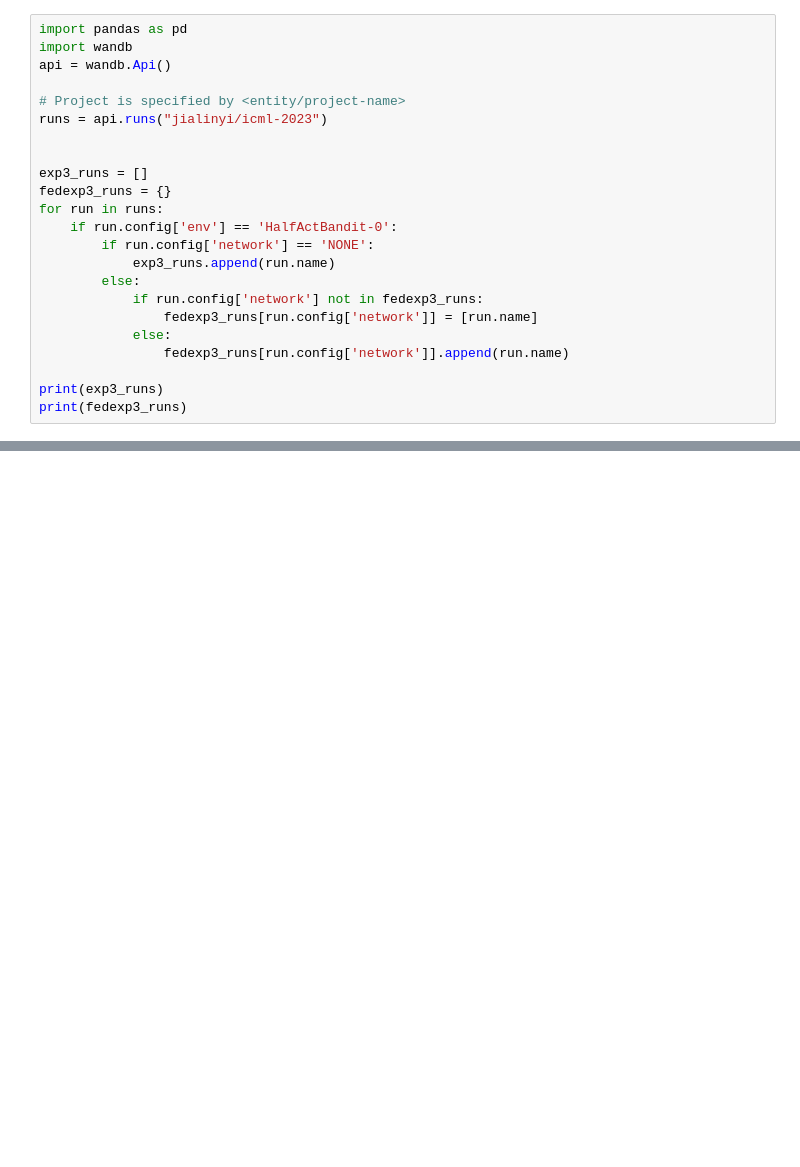
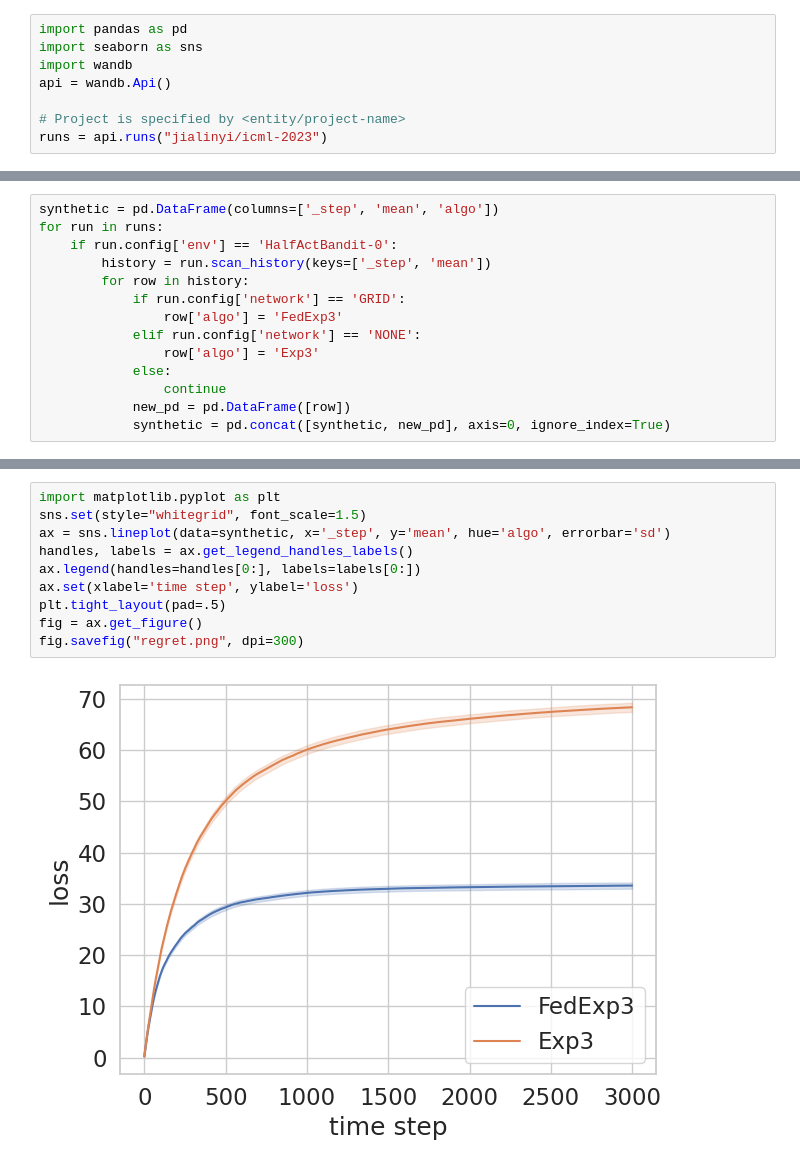
Before and after one commit to jialinyi94/doubly-stochastic-federataed-bandit, a Jupyter notebook: plots/synthetic.ipynb, the cells around one changed output, grey strips where cells are left out. Drawn from its saved outputs; the diff is of its cells as text; blank space fills up the shorter version.

Commit message:
Figure 1-1

```diff
--- a/plots/synthetic.ipynb
+++ b/plots/synthetic.ipynb
@@ -1,23 +1,8 @@
 # %%
 import pandas as pd
+import seaborn as sns
 import wandb
 api = wandb.Api()
 
 # Project is specified by <entity/project-name>
 runs = api.runs("jialinyi/icml-2023")
-
-
-exp3_runs = []
-fedexp3_runs = {}
-for run in runs:
-    if run.config['env'] == 'HalfActBandit-0':
-        if run.config['network'] == 'NONE':
-            exp3_runs.append(run.name)
-        else:
-            if run.config['network'] not in fedexp3_runs:
-                fedexp3_runs[run.config['network']] = [run.name]
-            else:
-                fedexp3_runs[run.config['network']].append(run.name)
-
-print(exp3_runs)
-print(fedexp3_runs)
@@ -26,0 +12,14 @@ print(fedexp3_runs)
+# %%
+synthetic = pd.DataFrame(columns=['_step', 'mean', 'algo'])
+for run in runs:
+    if run.config['env'] == 'HalfActBandit-0':
+        history = run.scan_history(keys=['_step', 'mean'])
+        for row in history:
+            if run.config['network'] == 'GRID':
+                row['algo'] = 'FedExp3'
+            elif run.config['network'] == 'NONE':
+                row['algo'] = 'Exp3'
+            else:
+                continue
+            new_pd = pd.DataFrame([row])
+            synthetic = pd.concat([synthetic, new_pd], axis=0, ignore_index=True)
@@ -26,0 +42,12 @@ print(fedexp3_runs)
+# %%
+import matplotlib.pyplot as plt
+sns.set(style="whitegrid", font_scale=1.5)
+ax = sns.lineplot(data=synthetic, x='_step', y='mean', hue='algo', errorbar='sd')
+handles, labels = ax.get_legend_handles_labels()
+ax.legend(handles=handles[0:], labels=labels[0:])
+ax.set(xlabel='time step', ylabel='loss')
+plt.tight_layout(pad=.5)
+fig = ax.get_figure()
+fig.savefig("regret.png", dpi=300)
+# %% [output]
+[figure, added]
```
Also changed, not shown: parts of 3 cells of this notebook, 1 other file.
